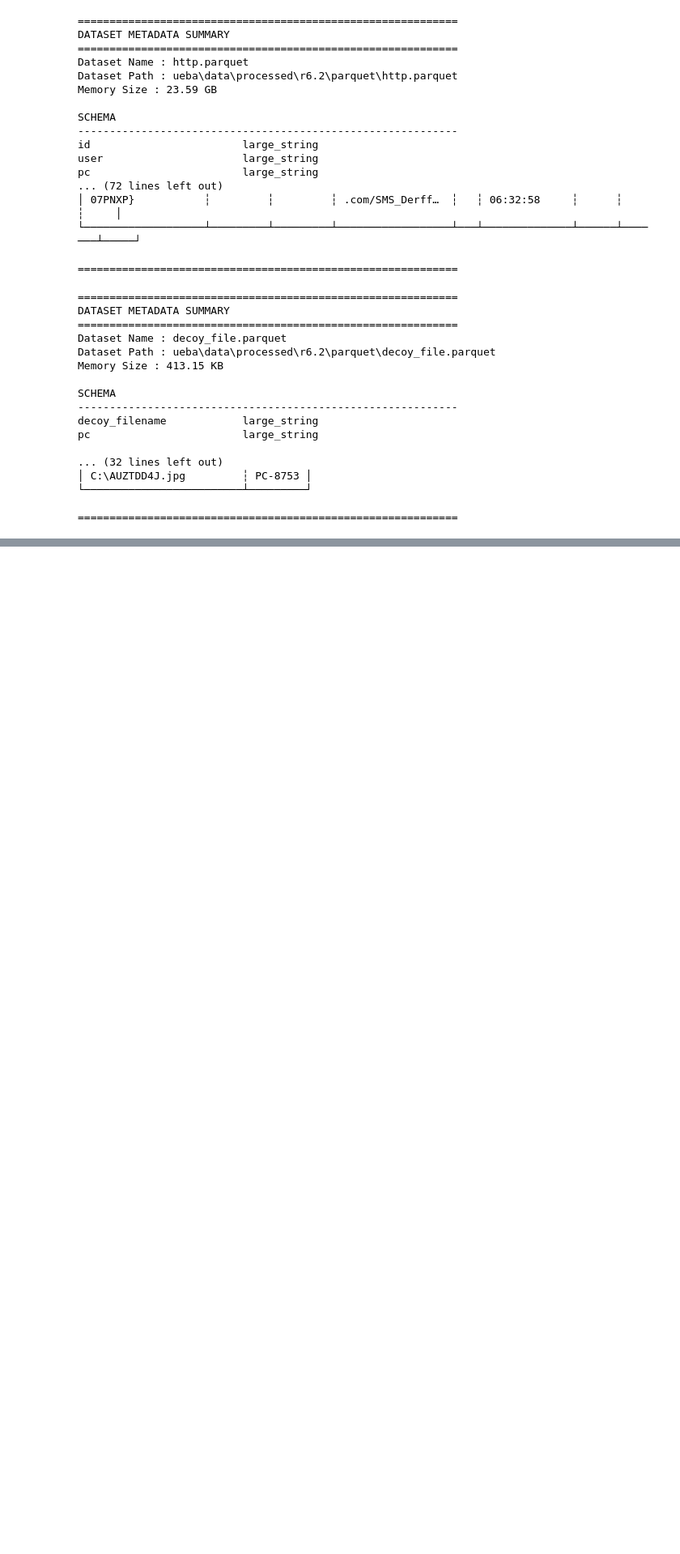
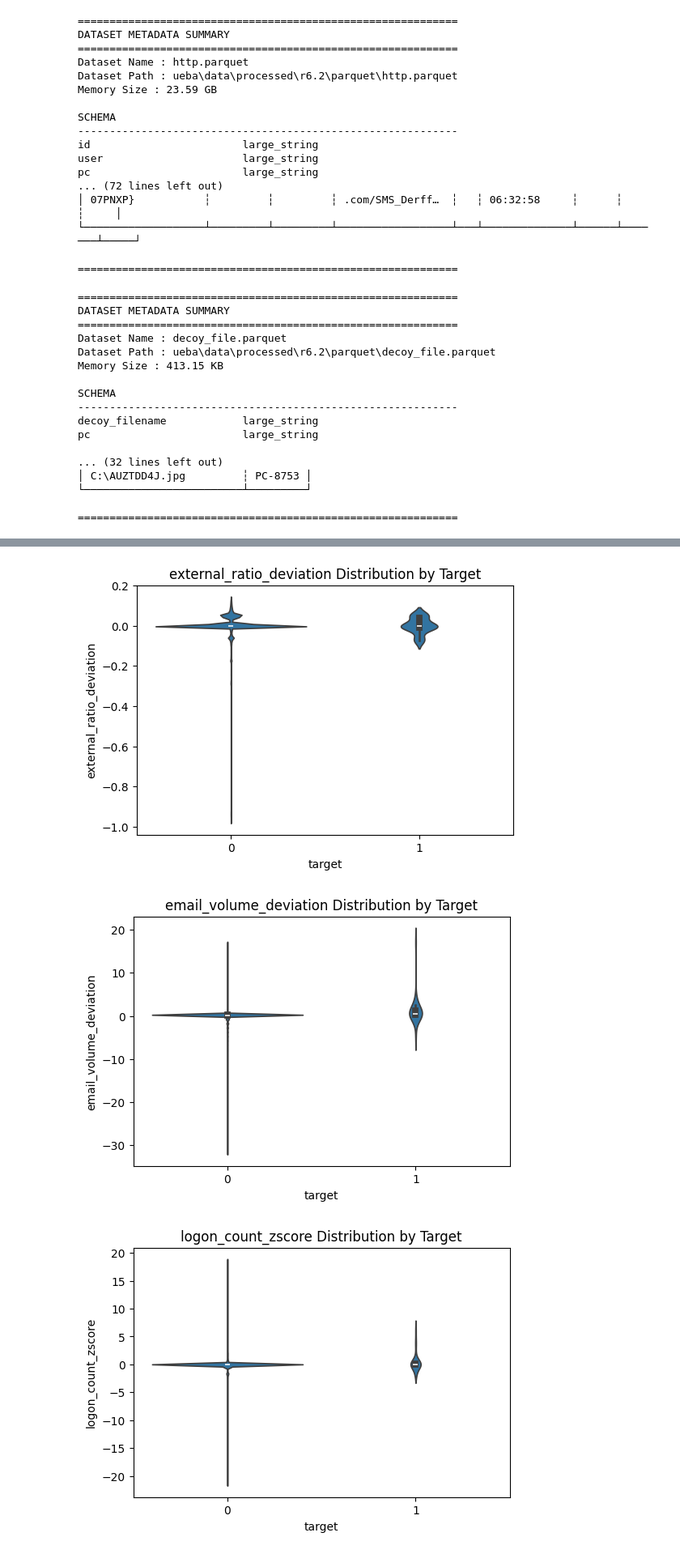
Before and after one commit to TheOctoMizer/AAI-540-Group-11, a Jupyter notebook: ueba_eda/notebooks/eda.ipynb, the cells around one changed output, grey strips where cells are left out. Shown at 81% size. Cells and saved outputs as stored; diff of their text form; code cells hidden in the pictures; blank space fills up the shorter version.

```diff
--- a/ueba_eda/notebooks/eda.ipynb
+++ b/ueba_eda/notebooks/eda.ipynb
@@ -452,0 +848,18 @@ Size Reduction        : 23.59 GB -> 24.52 MB (99.90% reduction)
+# %%
+important_cols = [
+    "external_ratio_deviation",
+    "email_volume_deviation",
+    "logon_count_zscore",
+    "http_count_zscore",
+    "domain_count_zscore"
+]
+# %%
+for col in important_cols:
+    plt.figure(figsize=(6,4))
+    sns.violinplot(x="target", y=col, data=ueba)
+    plt.title(f"{col} Distribution by Target")
+    plt.show()
+# %% [output]
+[figure, added]
+[figure, added]
+[figure, added]
```
Also changed, not shown: parts of 54 cells of this notebook.
